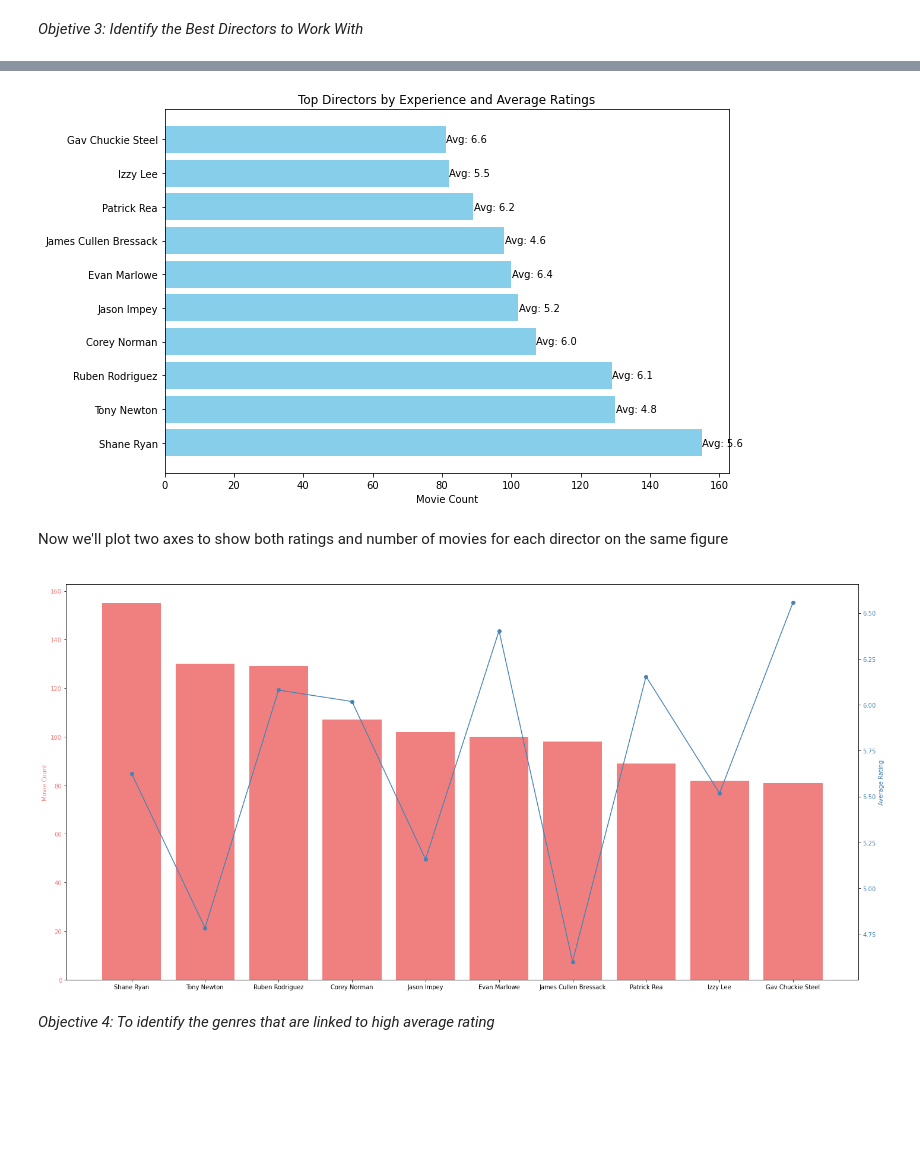
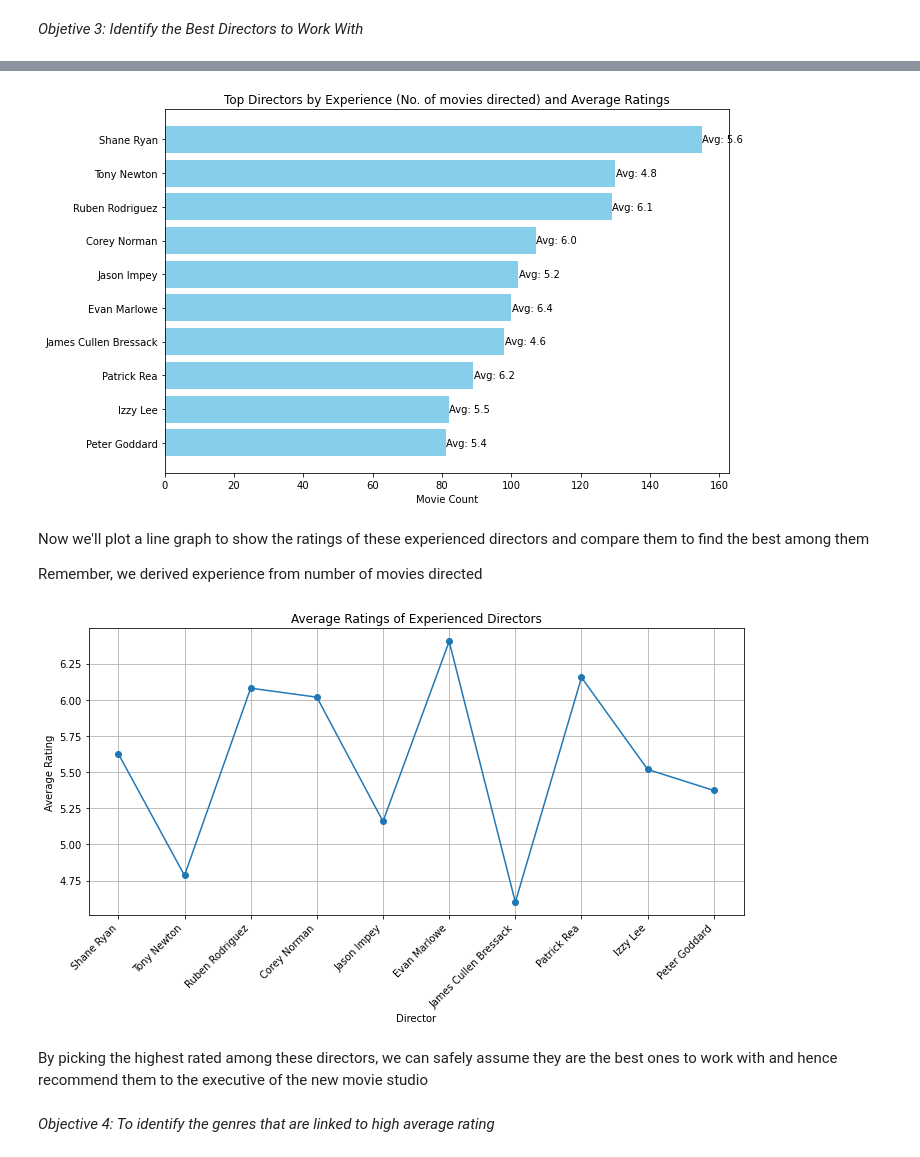
Before and after one commit to Julie97-wb/group6, a Jupyter notebook: main.ipynb, the cells around one changed output, grey strips where cells are left out. Drawn from its saved outputs; the diff is of its cells as text; code cells hidden in the pictures; blank space fills up the shorter version.

```diff
--- a/main.ipynb
+++ b/main.ipynb
@@ -307,6 +307,6 @@ imdb_df.head()
 | 4 | nm0062879 | Ruel S. Bayani | NaN | NaN | director,production_manager,misce... | tt2057445 | No Other Woman | ... |
 # %%
 #Drop the irrelevant columns
-imdb_df = imdb_df.drop(['birth_year', 'death_year', 'primary_profession', 'start_year', 'numvotes', 'primary_title', 'original_title'], axis=1)
+imdb_df = imdb_df.drop(['birth_year', 'primary_profession', 'start_year', 'numvotes', 'primary_title', 'original_title'], axis=1)
 imdb_df.head()
 # %% [output]
@@ -809,5 +808,5 @@ To find the best directors to work with, we simply check for movie ratings then
 # %%
 # Take the director name and the ratings of their movies from the imdb dataframe
-directors_df = imdb_df[['primary_name', 'averagerating']]
+directors_df = imdb_df[['primary_name', 'averagerating', 'death_year']]
 directors_df
 # %% [output]
@@ -827 +826,4 @@ directors_df
+# %%
+# drop the rows containing actual values in the death_year column so we remain with only directors who are alive
+directors_df = directors_df[directors_df['death_year'].isnull()]
 # %%
@@ -939,34 +943,35 @@ for bar, rating in zip(bars, best_directors_df['Average_Rating']):
     plt.text(bar.get_width() + 0.1, bar.get_y() + bar.get_height()/2,
              f'Avg: {rating:.1f}', va='center')
 
+
+plt.gca().invert_yaxis()           # Highest movie count at the top
 plt.xlabel('Movie Count')
-plt.title('Top Directors by Experience and Average Ratings')
+plt.title('Top Directors by Experience (No. of movies directed) and Average Ratings')
 plt.tight_layout()
 plt.show()
 # %% [output]
-[figure, old version]
+[figure, new version]
 # %% [markdown]
-Now we'll plot two axes to show both ratings and number of movies for each director on the same figure
+Now we'll plot a line graph to show the ratings of these experienced directors and compare them to find the best among them
+
+Remember, we derived experience from number of movies directed
 # %%
-# plot a dual axis bar and line graphs
-fig, ax1 = plt.subplots(figsize=(20, 10))
+plt.figure(figsize=(10, 6))
+plt.plot(best_directors_df['primary_name'], best_directors_df['Average_Rating'], marker='o')
 
-# Bar plot for movie count
-ax1.bar(best_directors_df['primary_name'], best_directors_df['Movie_Count'], color='lightcoral')
-ax1.set_ylabel('Movie Count', color='lightcoral')
-ax1.tick_params(axis='y', labelcolor='lightcoral')
+# Improve readability
+plt.xticks(rotation=45, ha='right')
+plt.xlabel('Director')
+plt.ylabel('Average Rating')
+plt.title('Average Ratings of Experienced Directors')
+plt.grid(True)
+plt.tight_layout()
 
-# Line plot for average rating
-ax2 = ax1.twinx()
-ax2.plot(best_directors_df['primary_name'], best_directors_df['Average_Rating'], color='steelblue', marker='o')
-ax2.set_ylabel('Average Rating', color='steelblue')
-ax2.tick_params(axis='y', labelcolor='steelblue')
-
-plt.title('Best Directors: Movie Count (experience) and Average Rating', color = 'white')
-plt.tight_layout()
 plt.show()
 # %% [output]
-[figure, old version]
+[figure, new version]
+# %% [markdown]
+By picking the highest rated among these directors, we can safely assume they are the best ones to work with and hence recommend them to the executive of the new movie studio
 # %% [markdown]
 *Objective 4: To identify the genres that are linked to high average rating*
 # %%
```
Also changed, not shown: parts of 25 cells of this notebook.
